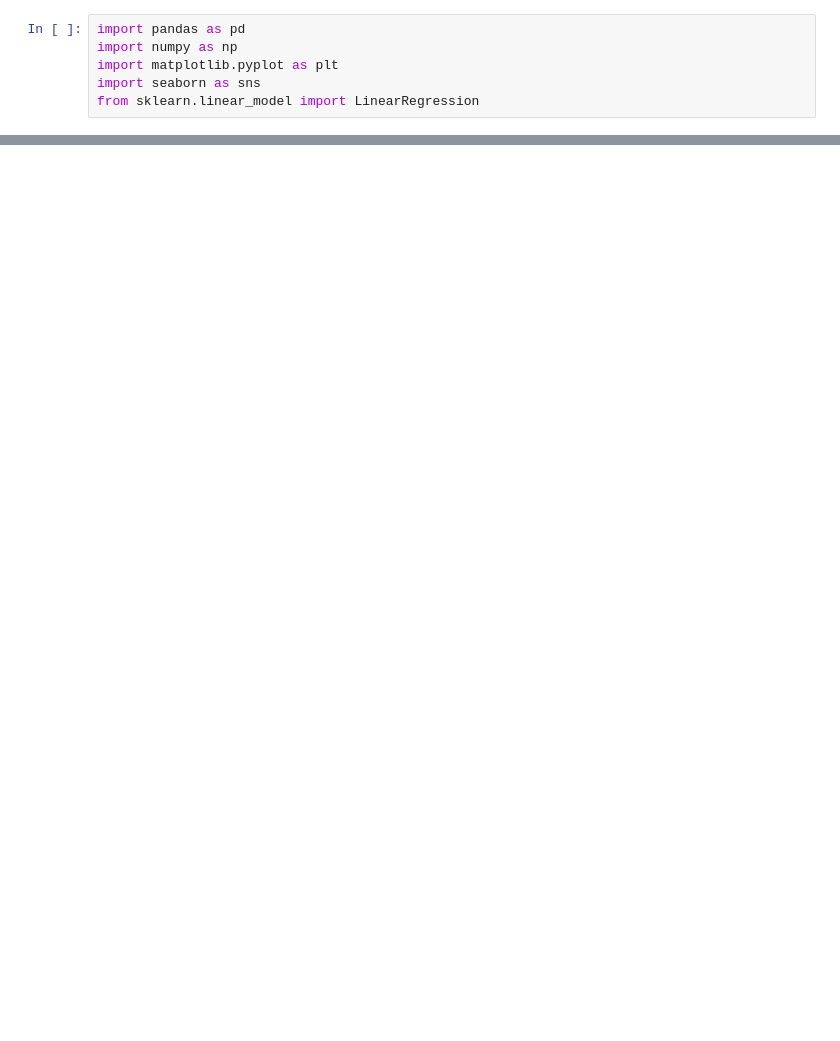
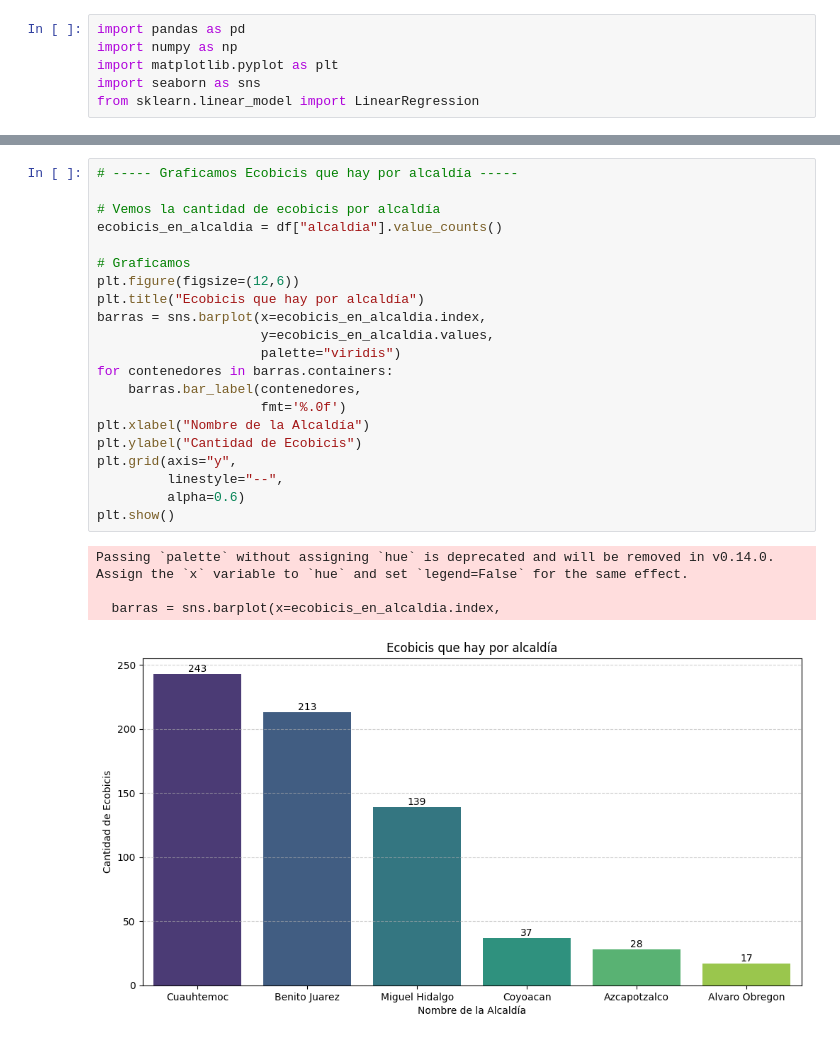
Before and after one commit to K4lilinuxX/CDMX, a Jupyter notebook: Ecobici-CDMX/ecobici_cdmx.ipynb, the cells around one changed output, grey strips where cells are left out. Saved outputs shown, nothing was run; the diff lists cells and outputs as text; blank space fills up the shorter version.

Commit message:
Exploré el set de datos y grafiqué las ecobicis que hay por alcaldía

```diff
--- a/Ecobici-CDMX/ecobici_cdmx.ipynb
+++ b/Ecobici-CDMX/ecobici_cdmx.ipynb
@@ -23,0 +39,26 @@ df
+# %%
+# ----- Graficamos Ecobicis que hay por alcaldía -----
+
+# Vemos la cantidad de ecobicis por alcaldía
+ecobicis_en_alcaldia = df["alcaldia"].value_counts()
+
+# Graficamos
+plt.figure(figsize=(12,6))
+plt.title("Ecobicis que hay por alcaldía")
+barras = sns.barplot(x=ecobicis_en_alcaldia.index,
+                     y=ecobicis_en_alcaldia.values,
+                     palette="viridis")
+for contenedores in barras.containers:
+    barras.bar_label(contenedores,
+                     fmt='%.0f')
+plt.xlabel("Nombre de la Alcaldía")
+plt.ylabel("Cantidad de Ecobicis")
+plt.grid(axis="y",
+         linestyle="--",
+         alpha=0.6)
+plt.show()
+# %% [output]
+Passing `palette` without assigning `hue` is deprecated and will be removed in v0.14.0. Assign the `x` variable to `hue` and set `legend=False` for the same effect.
+
+  barras = sns.barplot(x=ecobicis_en_alcaldia.index,
+[figure, added]
```
Also changed, not shown: parts of 3 cells of this notebook, 2 other files.
